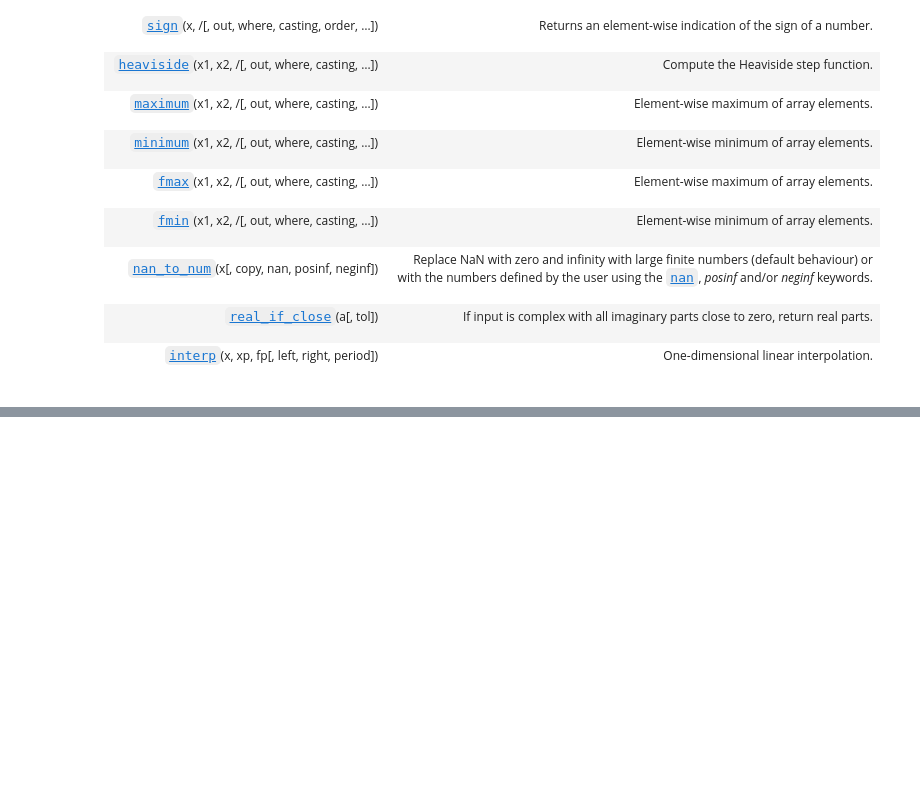
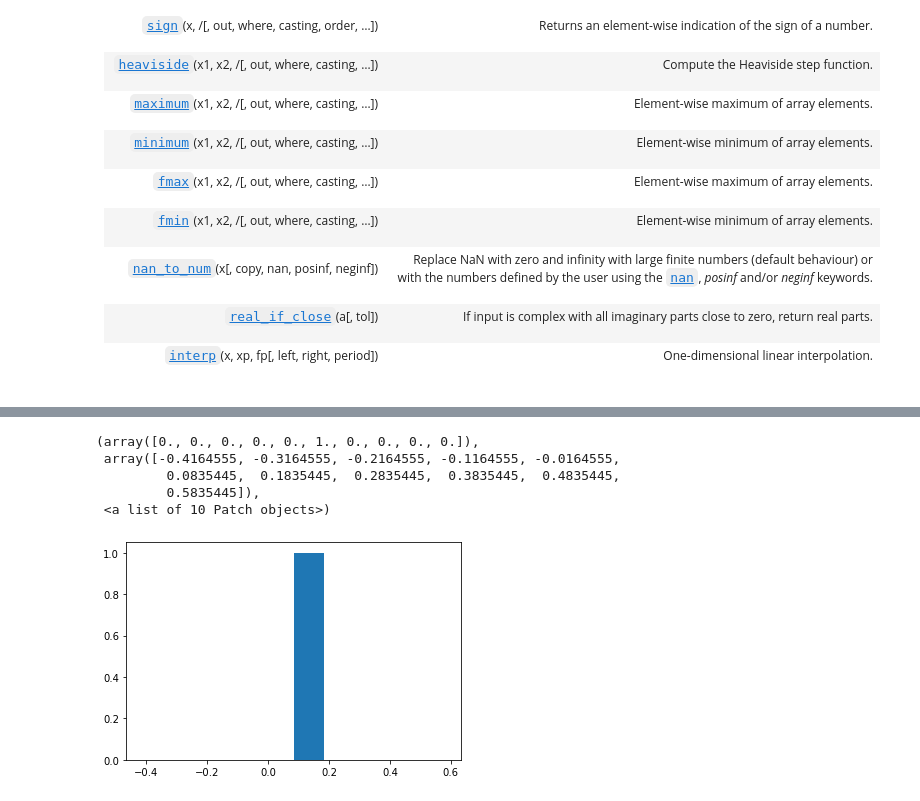
Before and after one commit to ineelhere/Machine-Learning-and-Data-Science, a Jupyter notebook: NumPy/NumPy.ipynb, the cells around one changed output, grey strips where cells are left out. Saved outputs shown, nothing was run; the diff lists cells and outputs as text; code cells hidden in the pictures; blank space fills up the shorter version.

```diff
--- a/NumPy/NumPy.ipynb
+++ b/NumPy/NumPy.ipynb
@@ -1446,0 +1511,9 @@ Following are a few information directly from the documentation which might be h
+# %%
+plt.hist(np.var(ar))
+# %% [output]
+(array([0., 0., 0., 0., 0., 1., 0., 0., 0., 0.]),
+ array([-0.4164555, -0.3164555, -0.2164555, -0.1164555, -0.0164555,
+         0.0835445,  0.1835445,  0.2835445,  0.3835445,  0.4835445,
+         0.5835445]),
+ <a list of 10 Patch objects>)
+[figure, added]
```
Also changed, not shown: parts of 15 cells of this notebook.
